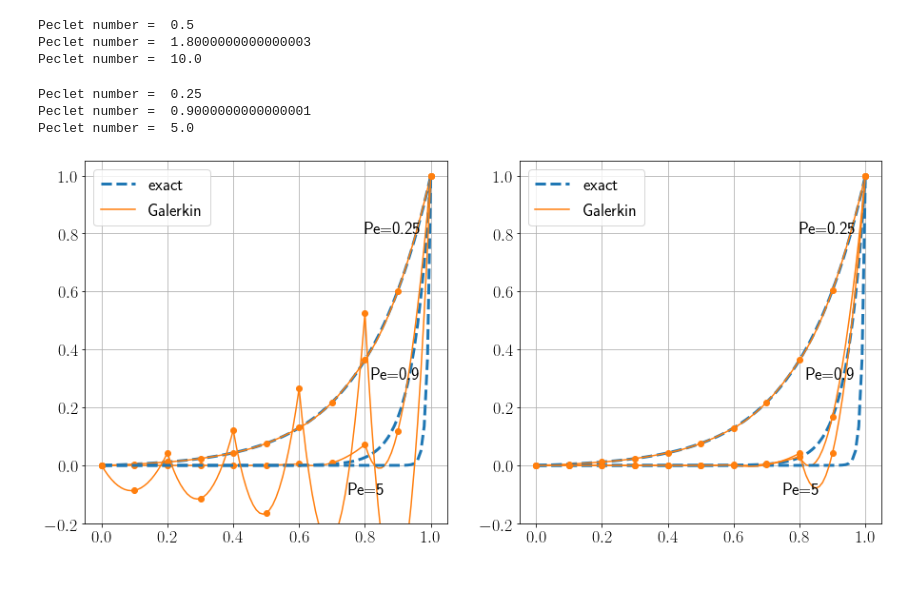
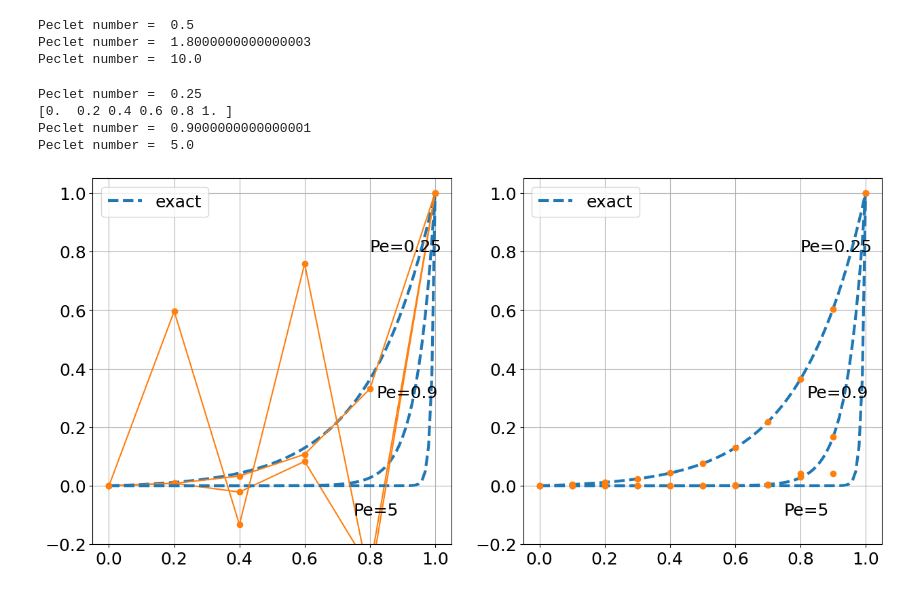
Before and after one commit to pwhuang/FE_in_Fluids_using_FEniCS, a Jupyter notebook: FE_in_fluids_CH2_1D.ipynb, the cells around one changed output. Cells and saved outputs as stored; diff of their text form; code cells hidden in the pictures.

```diff
--- a/FE_in_fluids_CH2_1D.ipynb
+++ b/FE_in_fluids_CH2_1D.ipynb
@@ -559,79 +563,83 @@ x_space_fem= np.linspace(0,1,11)
 
 order = 2
 nx = 5
+mesh_1d = create_interval(MPI.COMM_WORLD, nx, (0.0, 1.0))
 
-source = Expression('0.0', degree=1)
+source = 1e-15
 
 left_bc = 0
 right_bc = 1
 
-u_SUPG_1, dof_1, coord_1 = steady_adv_diff_1d_SUPG(0.2, order, nx, source, left_bc, right_bc)
+u_SUPG_1, coord_SUPG_1 = steady_adv_diff_1d_SUPG(0.2, order, nx, mesh_1d, source, left_bc, right_bc)
 
-u_SUPG_1_sample = []
-for x in x_space:
-    u_SUPG_1_sample.append(u_SUPG_1(Point(x)))
+print(coord_1)
+
+# u_SUPG_1_sample = []
+# for x in x_space:
+#     u_SUPG_1_sample.append(u_SUPG_1(Point(x)))
 
 # Pe = 0.9
-u_SUPG_2, dof_2, coord_2 = steady_adv_diff_1d_SUPG(1.0/18, order, nx, source, left_bc, right_bc)
+u_SUPG_2, coord_SUPG_2 = steady_adv_diff_1d_SUPG(1.0/18, order, nx, mesh_1d, source, left_bc, right_bc)
 
-u_SUPG_2_sample = []
-for x in x_space:
-    u_SUPG_2_sample.append(u_SUPG_2(Point(x)))
+# u_SUPG_2_sample = []
+# for x in x_space:
+#     u_SUPG_2_sample.append(u_SUPG_2(Point(x)))
 
 # Pe = 5
-u_SUPG_3, dof_3, coord_3 = steady_adv_diff_1d_SUPG(1.0/100, order, nx, source, left_bc, right_bc)
+u_SUPG_3, coord_SUPG_3 = steady_adv_diff_1d_SUPG(1.0/100, order, nx, mesh_1d, source, left_bc, right_bc)
 
-u_SUPG_3_sample = []
-for x in x_space:
-    u_SUPG_3_sample.append(u_SUPG_3(Point(x)))
+# u_SUPG_3_sample = []
+# for x in x_space:
+#     u_SUPG_3_sample.append(u_SUPG_3(Point(x)))
 
 fig, ax = plt.subplots(1, 2, figsize=(15,7))
 ax[0].plot(x_space, u_solution_1, ls='--', lw=3, c='C0', label='exact')
 #plt.plot(coord_1[ind_1], u_galerkin_1.vector()[ind_1], c='C1', label = 'Galerkin')
-ax[0].plot(x_space, u_galerkin_1_sample, c='C1', label = 'Galerkin')
-ax[0].plot(coord_1, u_galerkin_1.vector()[dof_1], 'o', c='C1')
+# ax[0].plot(x_space, u_galerkin_1_sample, c='C1', label = 'Galerkin')
+ax[0].plot(coord_1, u_galerkin_1.vector[:], c='C1')
+ax[0].plot(coord_1, u_galerkin_1.vector[:], 'o', c='C1')
 ax[0].text(0.8, 0.8, 'Pe=0.25')
 
 ax[0].plot(x_space, u_solution_2, ls='--', lw=3, c='C0')
 #plt.plot(coord_2[ind_2], u_galerkin_2.vector()[ind_2], c='C1')
-ax[0].plot(x_space, u_galerkin_2_sample, c='C1')
-ax[0].plot(coord_2, u_galerkin_2.vector()[dof_2], 'o', c='C1')
+# ax[0].plot(x_space, u_galerkin_2_sample, c='C1')
+ax[0].plot(coord_2, u_galerkin_2.vector[:], c='C1')
+ax[0].plot(coord_2, u_galerkin_2.vector[:], 'o', c='C1')
 ax[0].text(0.82, 0.3, 'Pe=0.9')
 
 ax[0].plot(x_space, u_solution_3, ls='--', lw=3, c='C0')
 #plt.plot(coord_3[ind_3], u_galerkin_3.vector()[ind_3], c='C1')
-ax[0].plot(x_space, u_galerkin_3_sample, c='C1')
-ax[0].plot(coord_3, u_galerkin_3.vector()[dof_3], 'o', c='C1')
+# ax[0].plot(x_space, u_galerkin_3_sample, c='C1')
+ax[0].plot(coord_3, u_galerkin_3.vector[:], c='C1')
+ax[0].plot(coord_3, u_galerkin_3.vector[:], 'o', c='C1')
 ax[0].text(0.75, -0.1, 'Pe=5')
 
 ax[0].set_ylim(-0.2,1.05)
 ax[0].grid()
 ax[0].legend()
 
 ax[1].plot(x_space, u_solution_1, ls='--', lw=3, c='C0', label='exact')
-#plt.plot(coord_1[ind_1], u_galerkin_1.vector()[ind_1], c='C1', label = 'Galerkin')
-ax[1].plot(x_space, u_SUPG_1_sample, c='C1', label = 'Galerkin')
-ax[1].plot(coord_1, u_SUPG_1.vector()[dof_1], 'o', c='C1')
+# ax[1].plot(x_space, u_SUPG_1_sample, c='C1', label = 'Galerkin')
+ax[1].plot(coord_SUPG_1, u_SUPG_1.vector[:], 'o', c='C1')
 ax[1].text(0.8, 0.8, 'Pe=0.25')
 
 ax[1].plot(x_space, u_solution_2, ls='--', lw=3, c='C0')
-#plt.plot(coord_2[ind_2], u_galerkin_2.vector()[ind_2], c='C1')
-ax[1].plot(x_space, u_SUPG_2_sample, c='C1')
-ax[1].plot(coord_2, u_SUPG_2.vector()[dof_2], 'o', c='C1')
+# ax[1].plot(x_space, u_SUPG_2_sample, c='C1')
+ax[1].plot(coord_SUPG_2, u_SUPG_2.vector[:], 'o', c='C1')
 ax[1].text(0.82, 0.3, 'Pe=0.9')
 
 ax[1].plot(x_space, u_solution_3, ls='--', lw=3, c='C0')
-#plt.plot(coord_3[ind_3], u_galerkin_3.vector()[ind_3], c='C1')
-ax[1].plot(x_space, u_SUPG_3_sample, c='C1')
-ax[1].plot(coord_3, u_SUPG_3.vector()[dof_3], 'o', c='C1')
+# ax[1].plot(x_space, u_SUPG_3_sample, c='C1')
+ax[1].plot(coord_SUPG_3, u_SUPG_3.vector[:], 'o', c='C1')
 ax[1].text(0.75, -0.1, 'Pe=5')
 
 ax[1].set_ylim(-0.2,1.05)
 ax[1].grid()
 ax[1].legend()
 plt.show()
 # %% [output]
 Peclet number =  0.25
+[0.  0.2 0.4 0.6 0.8 1. ]
 Peclet number =  0.9000000000000001
 Peclet number =  5.0
-[figure, old version]
+[figure, new version]
```
Also changed, not shown: parts of 13 cells of this notebook, 1 other file.
